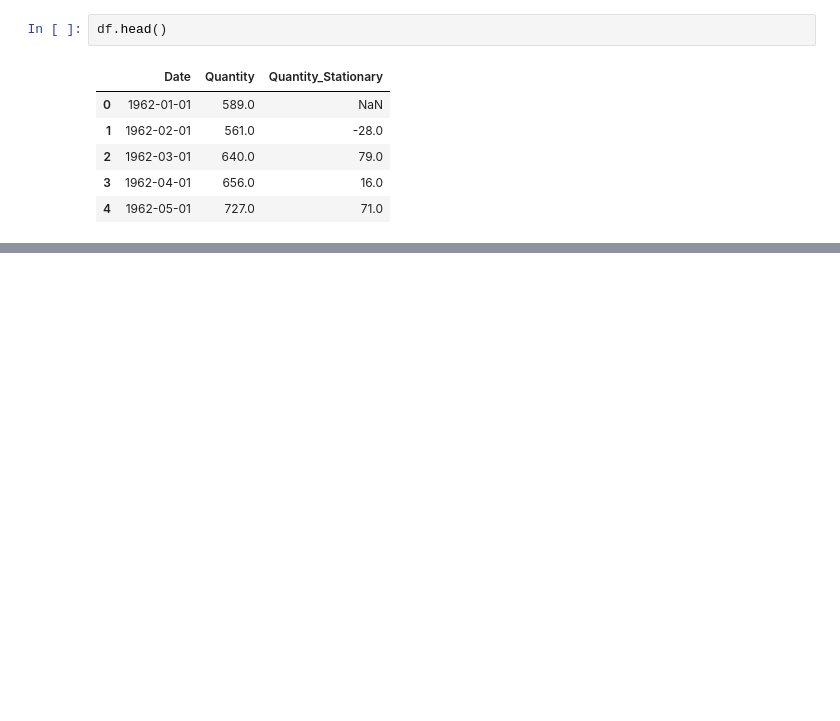
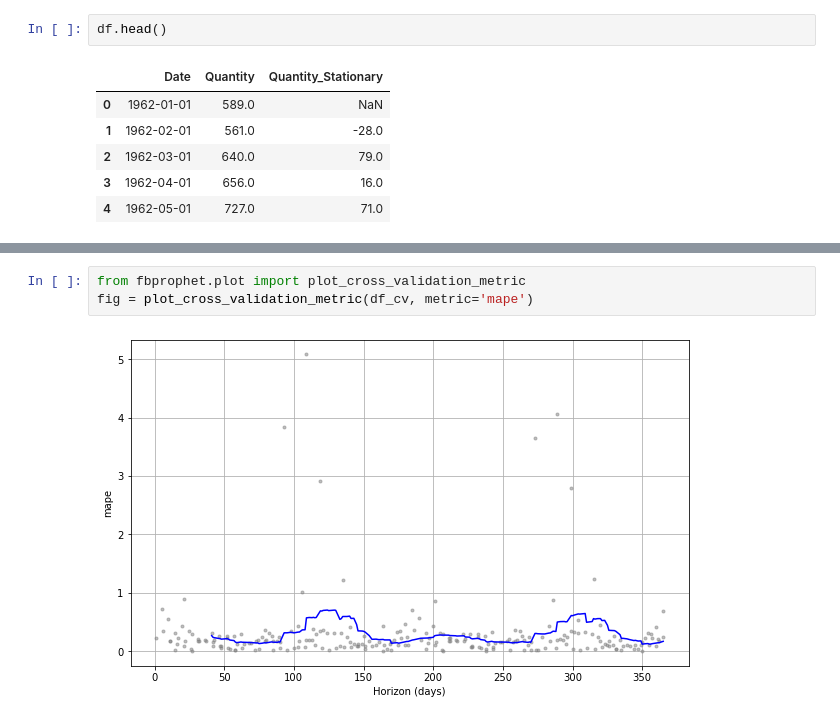
Before and after one commit to itsvivekghosh/10Days_of_FeatureEngineering, a Jupyter notebook: FE_Day 5 - Forecasting Facebook FBProphet.ipynb, the cells around one changed output, grey strips where cells are left out. Saved outputs shown, nothing was run; the diff lists cells and outputs as text; blank space fills up the shorter version.

```diff
--- a/FE_Day 5 - Forecasting Facebook FBProphet.ipynb
+++ b/FE_Day 5 - Forecasting Facebook FBProphet.ipynb
@@ -337,0 +342,5 @@ fig=plot_cross_validation_metric(df_cv,metric='rmse')
+# %%
+from fbprophet.plot import plot_cross_validation_metric
+fig = plot_cross_validation_metric(df_cv, metric='mape')
+# %% [output]
+[figure, added]
```
Also changed, not shown: parts of 8 cells of this notebook.
